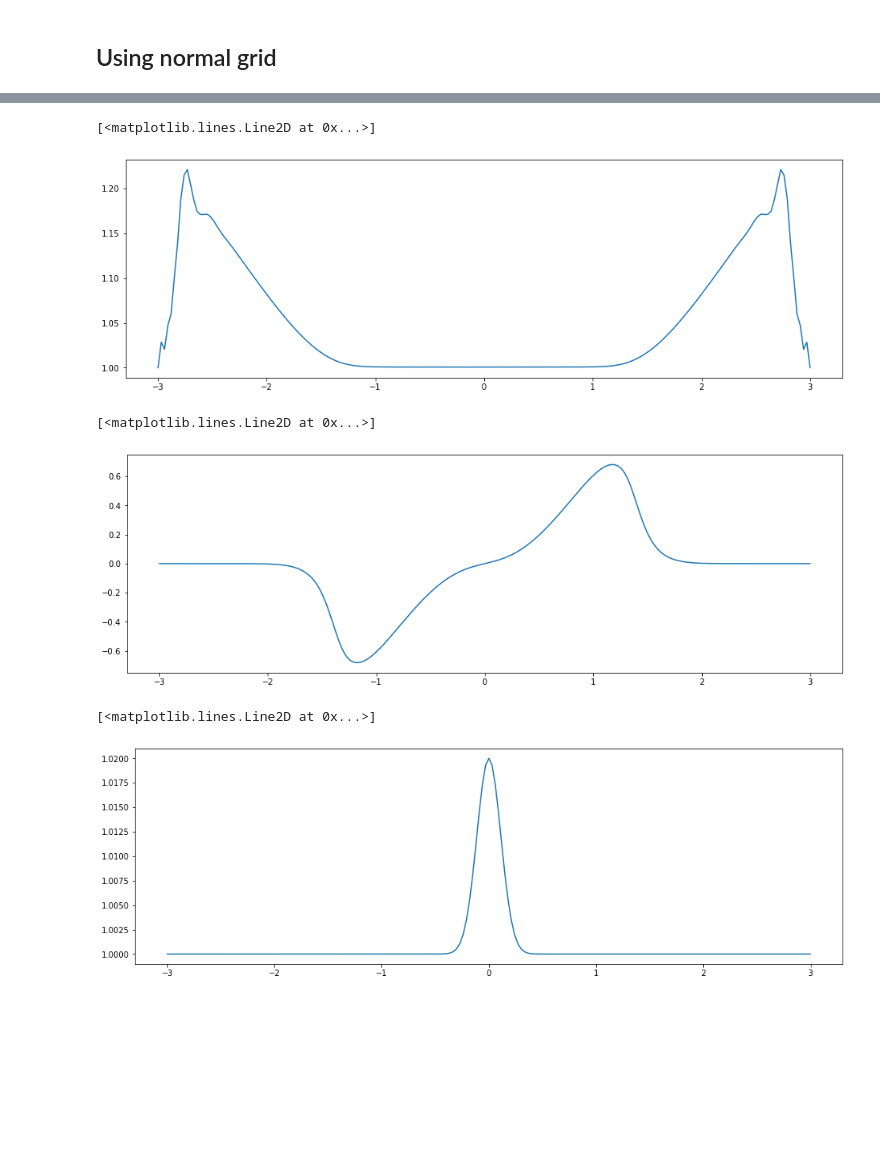
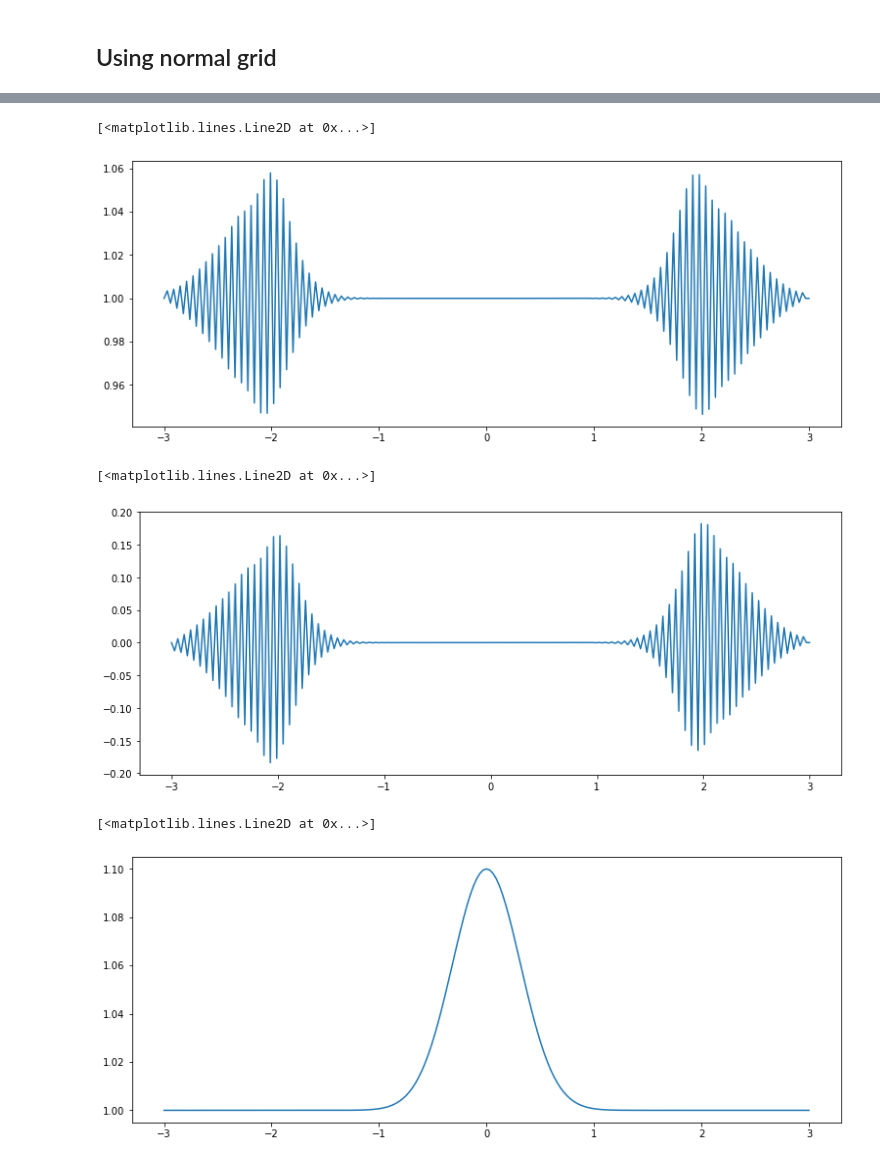
Before and after one commit to dhruvbhagtani/EMSC-8033-project, a Jupyter notebook: 1D_SWE.ipynb, the cells around one changed output, grey strips where cells are left out. Saved outputs shown, nothing was run; the diff lists cells and outputs as text; code cells hidden in the pictures; blank space fills up the shorter version.

```diff
--- a/1D_SWE.ipynb
+++ b/1D_SWE.ipynb
@@ -25,6 +30,7 @@ rho0 = 1025
 r0 = 6.378*10**6
 day = 24*60*60 # length of day [seconds]
 omega = 2*np.pi / day
+f = 2*omega*np.sin(np.deg2rad(30))
 # %%
 #Length of domain
 Lx = 6
@@ -42,36 +48,44 @@ rho0 = 1025
 x = np.linspace(-Lx/2,Lx/2,nx+1,dtype = float)
 #x = x[0:-1]
 # %%
-#MLD_0 = -150*np.exp(0.05*x/Lx)
-
 um_old = np.zeros(nx+1)
 um_new = np.zeros(nx+1)
 vm_old = np.zeros(nx+1)
 vm_new = np.zeros(nx+1)
-#hm_old = 0.1*np. exp(-(x-Lx/2)**2/(2**2))+10
-#hm_old_t0 = 0.1*np. exp(-(x-Lx/2)**2/(2**2))+10
 
-hm_old = 1 + 0.4*np.exp(-5*x**2)
-hm_old_t0 = 1 + 0.4*np.exp(-5*x**2)
+hm_old = 1 + 0.1*np.exp(-5*x**2)
+hm_old_t0 = 1 + 0.1*np.exp(-5*x**2)
 hm_new = np.zeros(nx)
 
 t_start = 0
-t_end = 0.7
-dt = 0.0001
+t_end = 1.2
+dt = 0.001
+
+# Needed to create animations
+um_data = np.zeros((nx+1,int(t_end/dt) + 1))
+vm_data = np.zeros((nx+1,int(t_end/dt) + 1))
+hm_data = np.zeros((nx+1,int(t_end/dt) + 1))
 
 for t in np.arange(t_start,t_end,dt):
 
-    um_new = um_old - dt*elr.adv_x(um_old,um_old,dx,nx) - dt*g*elr.partial_x_cd(hm_old,dx,nx) #+ dt*f*vm_old
-
-    #vm_new = vm_old - dt*elr.adv_x(um_old,vm_old,dx,nx) - dt*f*um_old
-
+    # Governing equations for interior points
+    um_new = um_old - dt*elr.adv_x(um_old,um_old,dx,nx) - dt*g*elr.partial_x_cd(hm_old,dx,nx) + dt*f*vm_old
+    vm_new = vm_old - dt*elr.adv_x(um_old,vm_old,dx,nx) - dt*f*um_old
     hm_new = hm_old - dt*um_old*elr.partial_x_cd(hm_old,dx,nx) - dt*hm_old*elr.partial_x_cd(um_old,dx,nx)
 
+    # Boundary conditions
     um_new[0] = 0
     um_new[-1] = 0
     hm_new[0] = 1
     hm_new[-1] = 1
+    vm_new[0] = 0
+    vm_new[1] = 0
 
+    um_data[:,int(t/dt)] = um_new
+    vm_data[:,int(t/dt)] = vm_new
+    hm_data[:,int(t/dt)] = hm_new
+
+    # Updation equations
     um_old = um_new
-    #vm_old = vm_new
+    vm_old = vm_new
     hm_old = hm_new
@@ -78,19 +159,19 @@ for t in np.arange(t_start,t_end,dt):
 # %%
-plt.figure(figsize = (16,5))
+plt.figure(figsize = (13,5))
 plt.plot(x, hm_old)
 # %% [output]
 [<matplotlib.lines.Line2D at 0x...>]
-[figure, old version]
+[figure, new version]
 # %%
-plt.figure(figsize = (16,5))
+plt.figure(figsize = (13,5))
 plt.plot(x, hm_old*um_old)
 # %% [output]
 [<matplotlib.lines.Line2D at 0x...>]
-[figure, old version]
+[figure, new version]
 # %%
-plt.figure(figsize = (16,5))
+plt.figure(figsize = (13,5))
 plt.plot(x, hm_old_t0)
 # %% [output]
 [<matplotlib.lines.Line2D at 0x...>]
-[figure, old version]
+[figure, new version]
 # %% [markdown]
```
Also changed, not shown: parts of 54 cells of this notebook.
